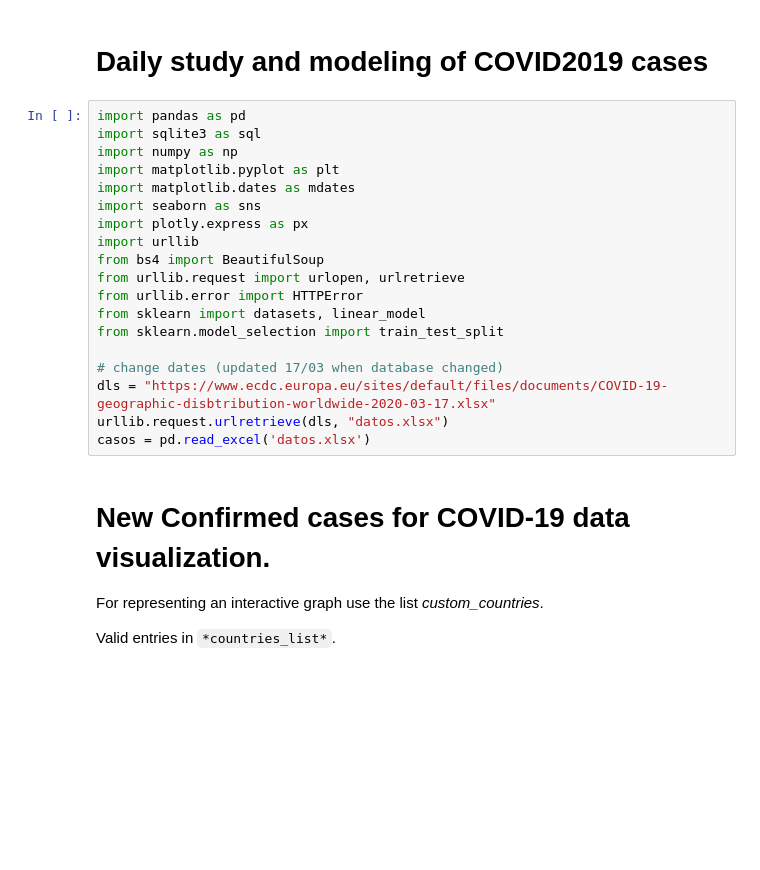
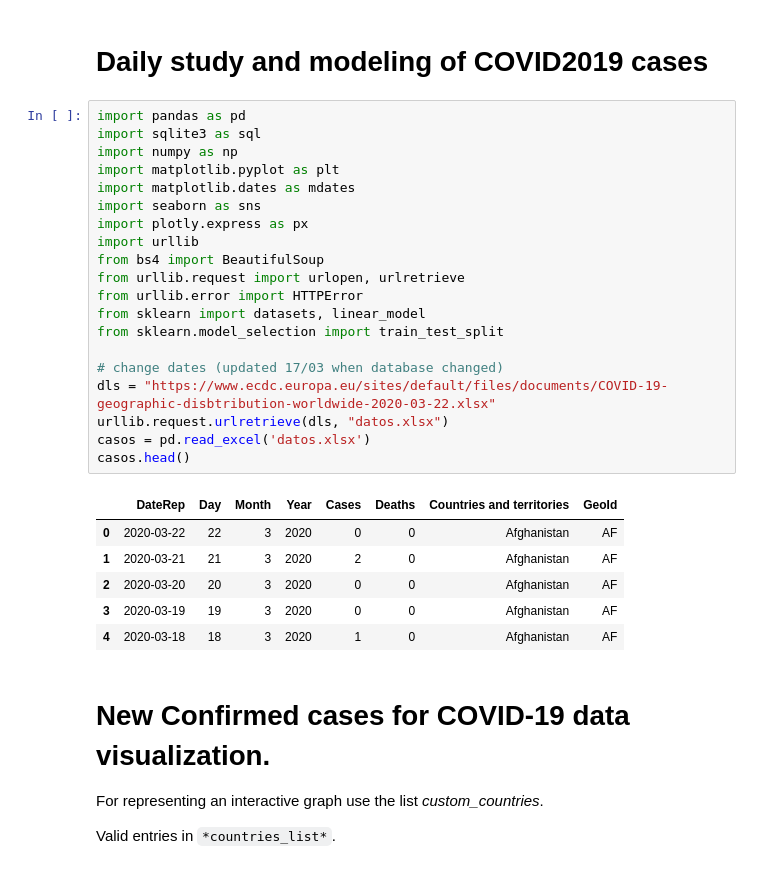
Before and after one commit to Iriansr/covid19, a Jupyter notebook: covid_model.ipynb, the cells around one changed output. Cells and saved outputs as stored; diff of their text form; blank space fills up the shorter version.

```diff
--- a/covid_model.ipynb
+++ b/covid_model.ipynb
@@ -5,22 +5,30 @@
 # %%
 import pandas as pd
 import sqlite3 as sql
 import numpy as np
 import matplotlib.pyplot as plt
 import matplotlib.dates as mdates
 import seaborn as sns
 import plotly.express as px
 import urllib
 from bs4 import BeautifulSoup
 from urllib.request import urlopen, urlretrieve
 from urllib.error import HTTPError
 from sklearn import datasets, linear_model
 from sklearn.model_selection import train_test_split
 
 # change dates (updated 17/03 when database changed)
-dls = "https://www.ecdc.europa.eu/sites/default/files/documents/COVID-19-geographic-disbtribution-worldwide-2020-03-17.xlsx"
+dls = "https://www.ecdc.europa.eu/sites/default/files/documents/COVID-19-geographic-disbtribution-worldwide-2020-03-22.xlsx"
 urllib.request.urlretrieve(dls, "datos.xlsx")
 casos = pd.read_excel('datos.xlsx')
+casos.head()
+# %% [output]
+|  | DateRep | Day | Month | Year | Cases | Deaths | Countries and territories | GeoId |
+| 0 | 2020-03-22 | 22 | 3 | 2020 | 0 | 0 | Afghanistan | AF |
+| 1 | 2020-03-21 | 21 | 3 | 2020 | 2 | 0 | Afghanistan | AF |
+| 2 | 2020-03-20 | 20 | 3 | 2020 | 0 | 0 | Afghanistan | AF |
+| 3 | 2020-03-19 | 19 | 3 | 2020 | 0 | 0 | Afghanistan | AF |
+| 4 | 2020-03-18 | 18 | 3 | 2020 | 1 | 0 | Afghanistan | AF |
 # %% [markdown]
 # New Confirmed cases for COVID-19 data visualization.
 
```
